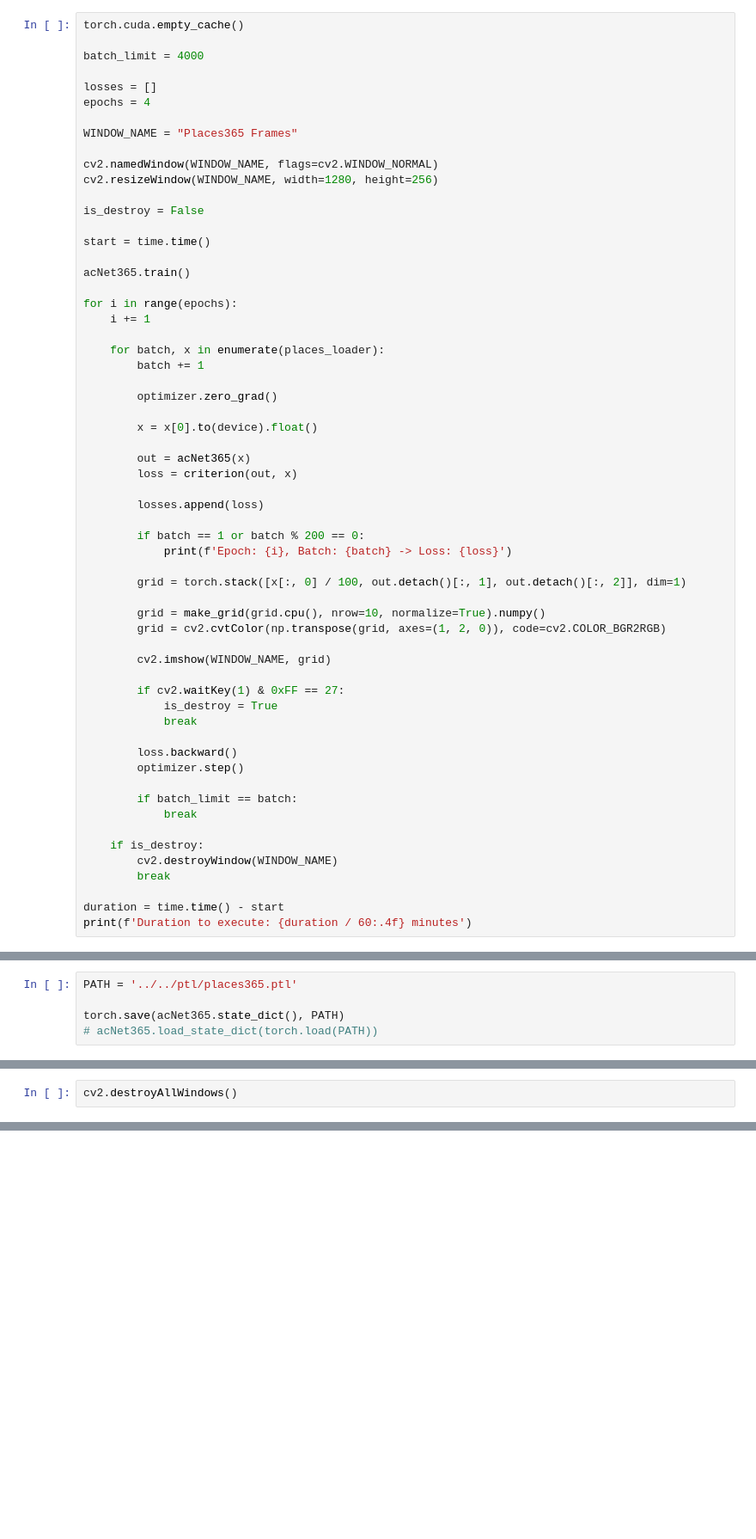
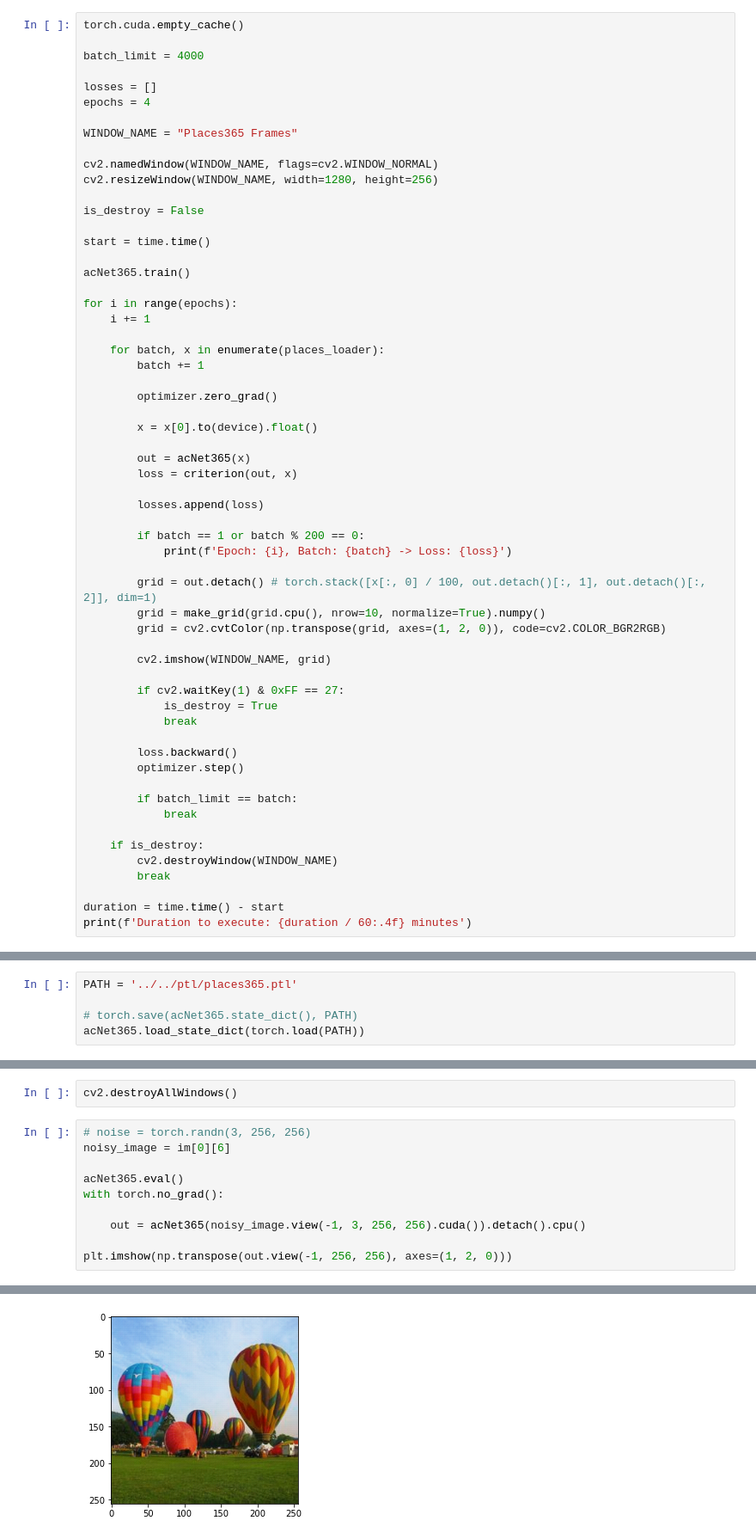
Before and after one commit to sachithdickwella/pytorch-tute, a Jupyter notebook: src/encoders/autoencoders_fashionmnist.ipynb, the cells around one changed output, grey strips where cells are left out. Shown at 86% size. Saved outputs shown, nothing was run; the diff lists cells and outputs as text; blank space fills up the shorter version.

```diff
--- a/src/encoders/autoencoders_fashionmnist.ipynb
+++ b/src/encoders/autoencoders_fashionmnist.ipynb
@@ -583,8 +620,7 @@ for i in range(epochs):
         if batch == 1 or batch % 200 == 0:
             print(f'Epoch: {i}, Batch: {batch} -> Loss: {loss}')
 
-        grid = torch.stack([x[:, 0] / 100, out.detach()[:, 1], out.detach()[:, 2]], dim=1)
-
+        grid = out.detach() # torch.stack([x[:, 0] / 100, out.detach()[:, 1], out.detach()[:, 2]], dim=1)
         grid = make_grid(grid.cpu(), nrow=10, normalize=True).numpy()
         grid = cv2.cvtColor(np.transpose(grid, axes=(1, 2, 0)), code=cv2.COLOR_BGR2RGB)
 
@@ -617,5 +663,5 @@ Duration to execute: 11.0263 minutes
 # %%
 PATH = '../../ptl/places365.ptl'
 
-torch.save(acNet365.state_dict(), PATH)
-# acNet365.load_state_dict(torch.load(PATH))
+# torch.save(acNet365.state_dict(), PATH)
+acNet365.load_state_dict(torch.load(PATH))
@@ -631,2 +679,13 @@ Text(0.5, 1.0, 'Epochs x Loss')
 # %%
 cv2.destroyAllWindows()
+# %%
+# noise = torch.randn(3, 256, 256)
+noisy_image = im[0][6]
+
+acNet365.eval()
+with torch.no_grad():
+
+    out = acNet365(noisy_image.view(-1, 3, 256, 256).cuda()).detach().cpu()
+
+plt.imshow(np.transpose(out.view(-1, 256, 256), axes=(1, 2, 0)))
+# %% [output]
@@ -632,0 +694 @@ cv2.destroyAllWindows()
+[figure, added]
```
Also changed, not shown: parts of 15 cells of this notebook.
